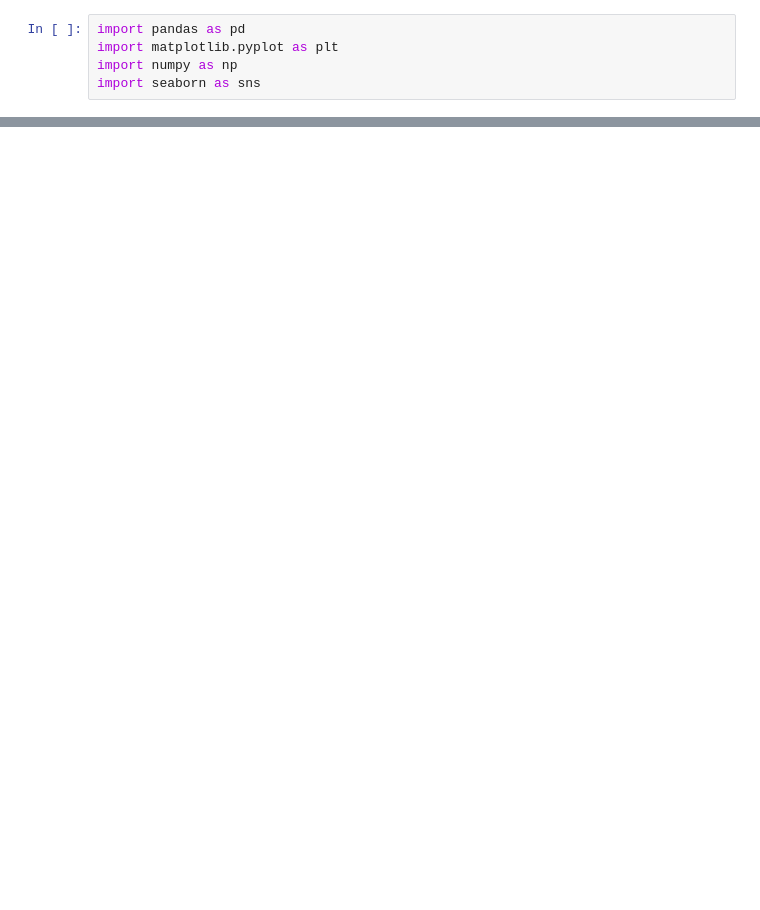
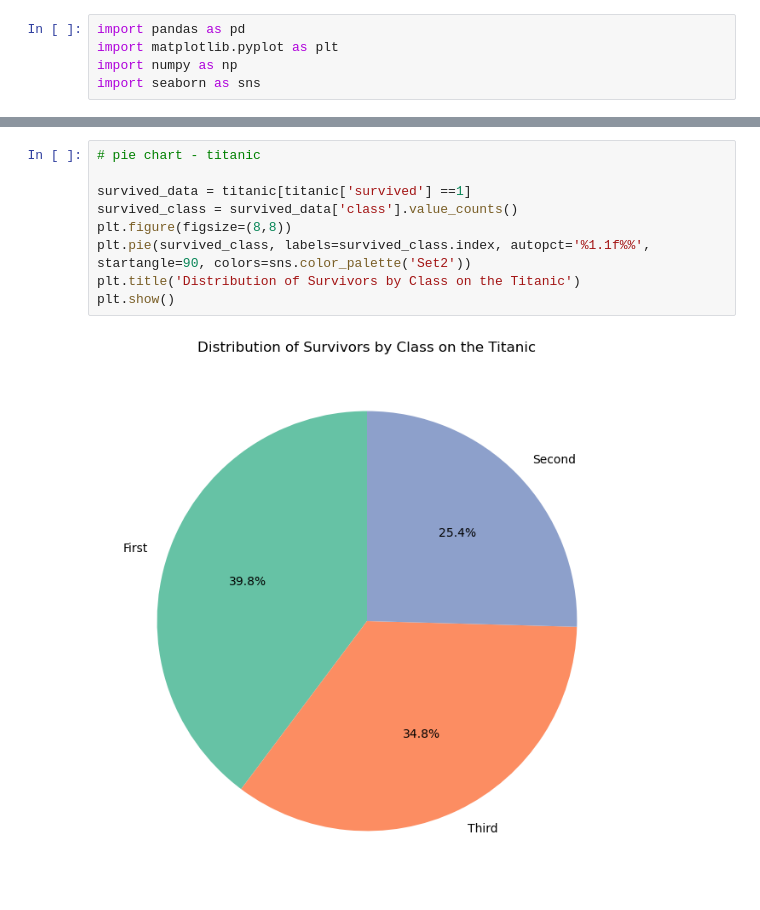
Before and after one commit to samanthamacd/samanthamacd.github.io, a Jupyter notebook: post-code.ipynb, the cells around one changed output, grey strips where cells are left out. Saved outputs shown, nothing was run; the diff lists cells and outputs as text; blank space fills up the shorter version.

```diff
--- a/post-code.ipynb
+++ b/post-code.ipynb
@@ -87,0 +30,11 @@ plt.show()
+# %%
+# pie chart - titanic
+
+survived_data = titanic[titanic['survived'] ==1]
+survived_class = survived_data['class'].value_counts()
+plt.figure(figsize=(8,8))
+plt.pie(survived_class, labels=survived_class.index, autopct='%1.1f%%', startangle=90, colors=sns.color_palette('Set2'))
+plt.title('Distribution of Survivors by Class on the Titanic')
+plt.show()
+# %% [output]
+[figure, added]
```
Also changed, not shown: parts of 10 cells of this notebook, 10 other files.
